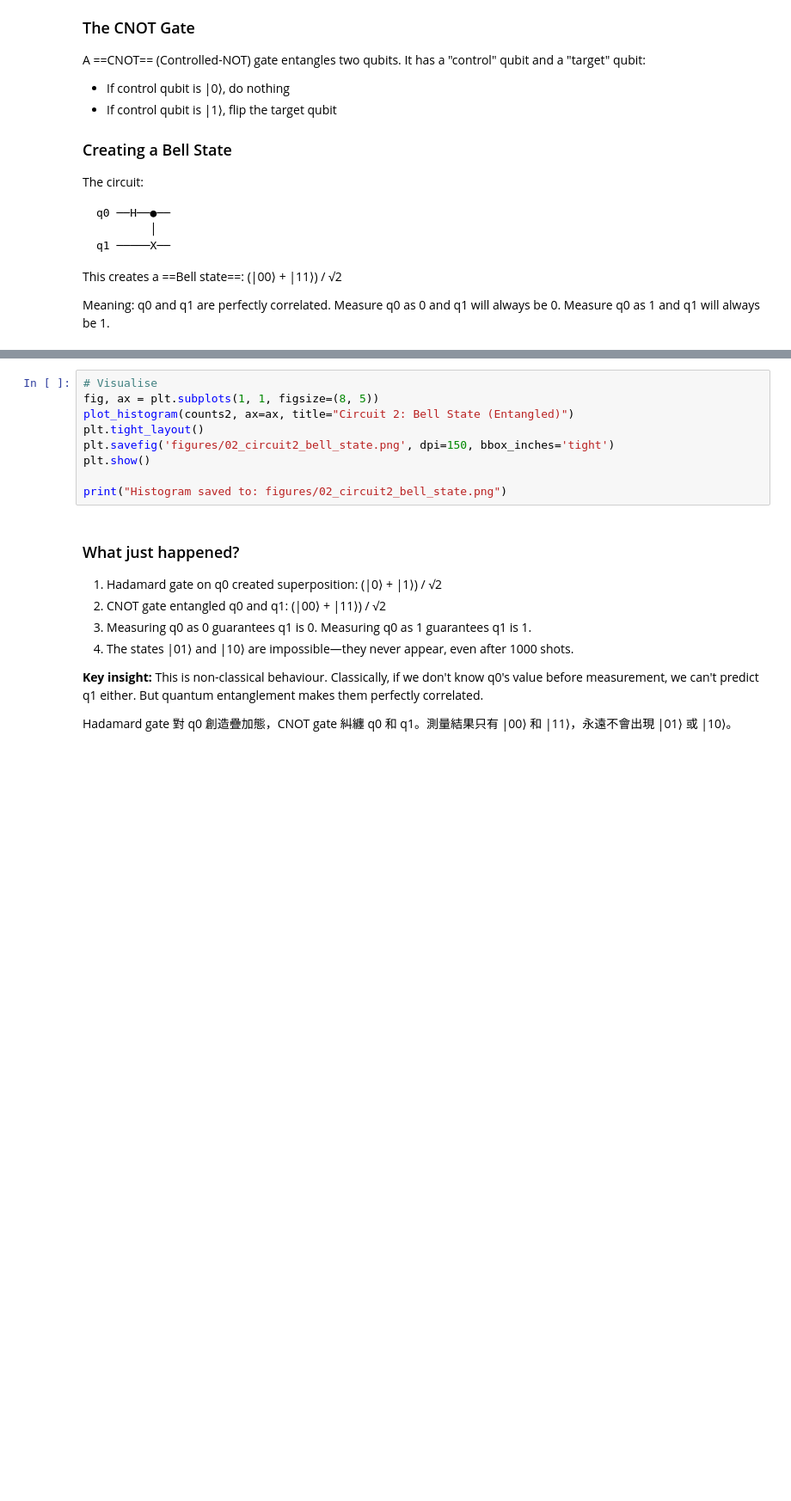
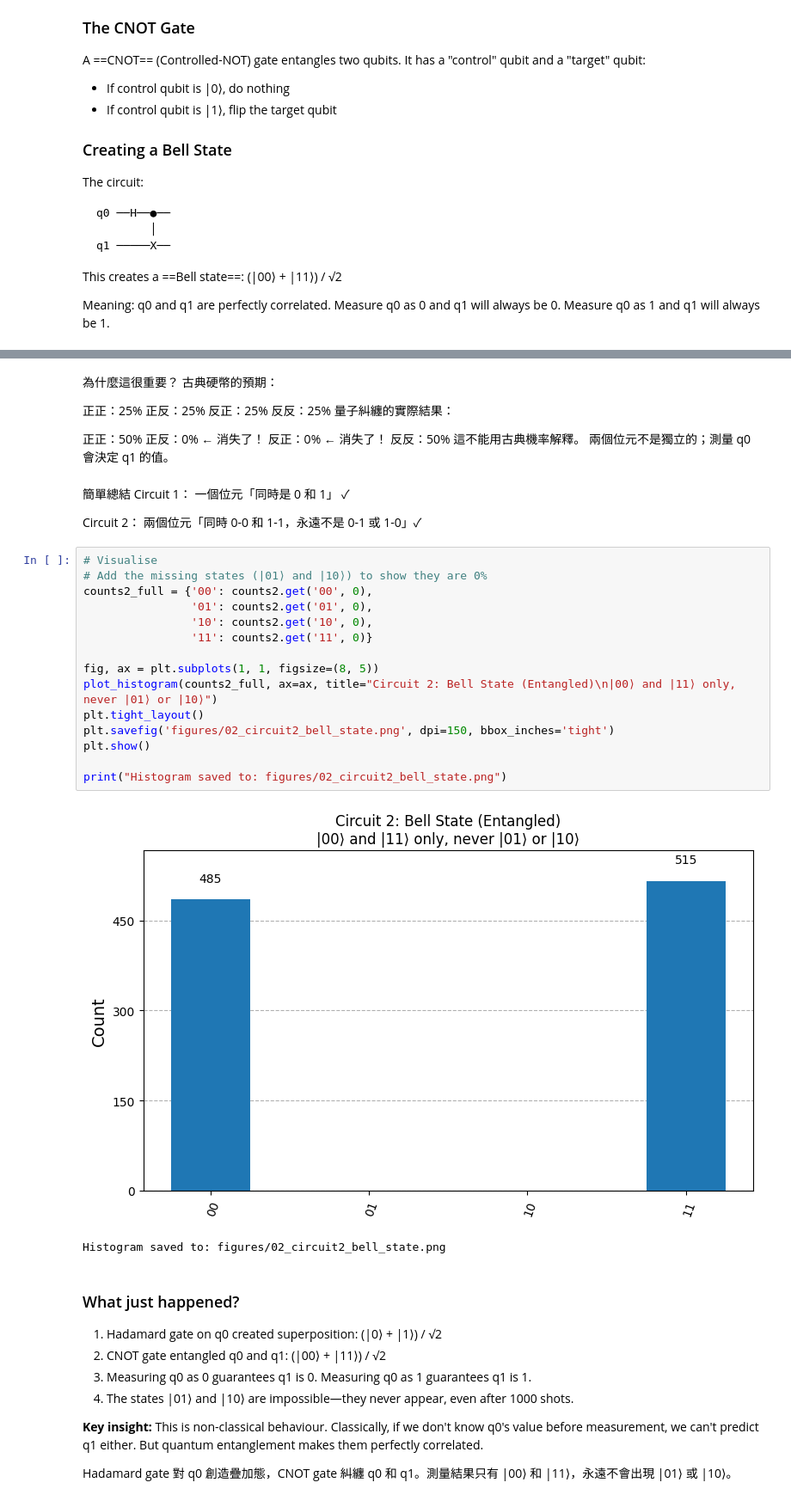
Before and after one commit to Iressa8655/quantum-amplitude-estimation-drug-discovery, a Jupyter notebook: 01_qiskit_basics.ipynb, the cells around one changed output, grey strips where cells are left out. Shown at 86% size. Cells and saved outputs as stored; diff of their text form; blank space fills up the shorter version.

Commit message:
Week 1: Qiskit basics complete - Circuits 1-3 with superposition, entanglement, and scalability. Updated visualizations to show all possible quantum states. Ready for UCLA interview.

```diff
--- a/01_qiskit_basics.ipynb
+++ b/01_qiskit_basics.ipynb
@@ -162,12 +431,41 @@ print("Notice: we NEVER see |01⟩ or |10⟩. The qubits are perfectly correlate
+# %% [markdown]
+為什麼這很重要？
+古典硬幣的預期：
+
+正正：25%
+正反：25%
+反正：25%
+反反：25%
+量子糾纏的實際結果：
+
+正正：50%
+正反：0%     ← 消失了！
+反正：0%     ← 消失了！
+反反：50%
+這不能用古典機率解釋。 兩個位元不是獨立的；測量 q0 會決定 q1 的值。
+# %% [markdown]
+簡單總結
+Circuit 1： 一個位元「同時是 0 和 1」 ✓
+
+Circuit 2： 兩個位元「同時 0-0 和 1-1，永遠不是 0-1 或 1-0」✓
 # %%
 # Visualise
+# Add the missing states (|01⟩ and |10⟩) to show they are 0%
+counts2_full = {'00': counts2.get('00', 0),
+                '01': counts2.get('01', 0),
+                '10': counts2.get('10', 0),
+                '11': counts2.get('11', 0)}
+
 fig, ax = plt.subplots(1, 1, figsize=(8, 5))
-plot_histogram(counts2, ax=ax, title="Circuit 2: Bell State (Entangled)")
+plot_histogram(counts2_full, ax=ax, title="Circuit 2: Bell State (Entangled)\n|00⟩ and |11⟩ only, never |01⟩ or |10⟩")
 plt.tight_layout()
 plt.savefig('figures/02_circuit2_bell_state.png', dpi=150, bbox_inches='tight')
 plt.show()
 
 print("Histogram saved to: figures/02_circuit2_bell_state.png")
+# %% [output]
+[figure, added]
+Histogram saved to: figures/02_circuit2_bell_state.png
 # %% [markdown]
 ### What just happened?
 
```
Also changed, not shown: parts of 24 cells of this notebook, 3 other files.
